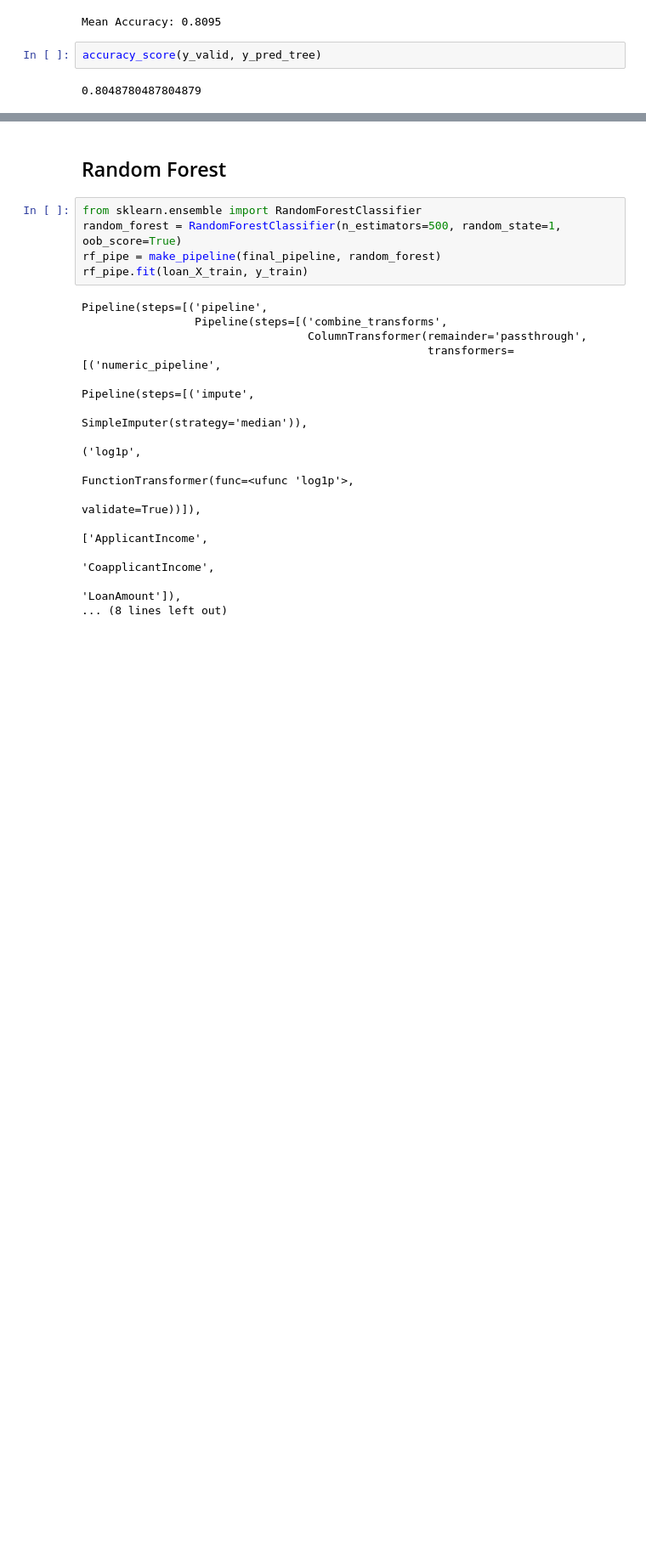
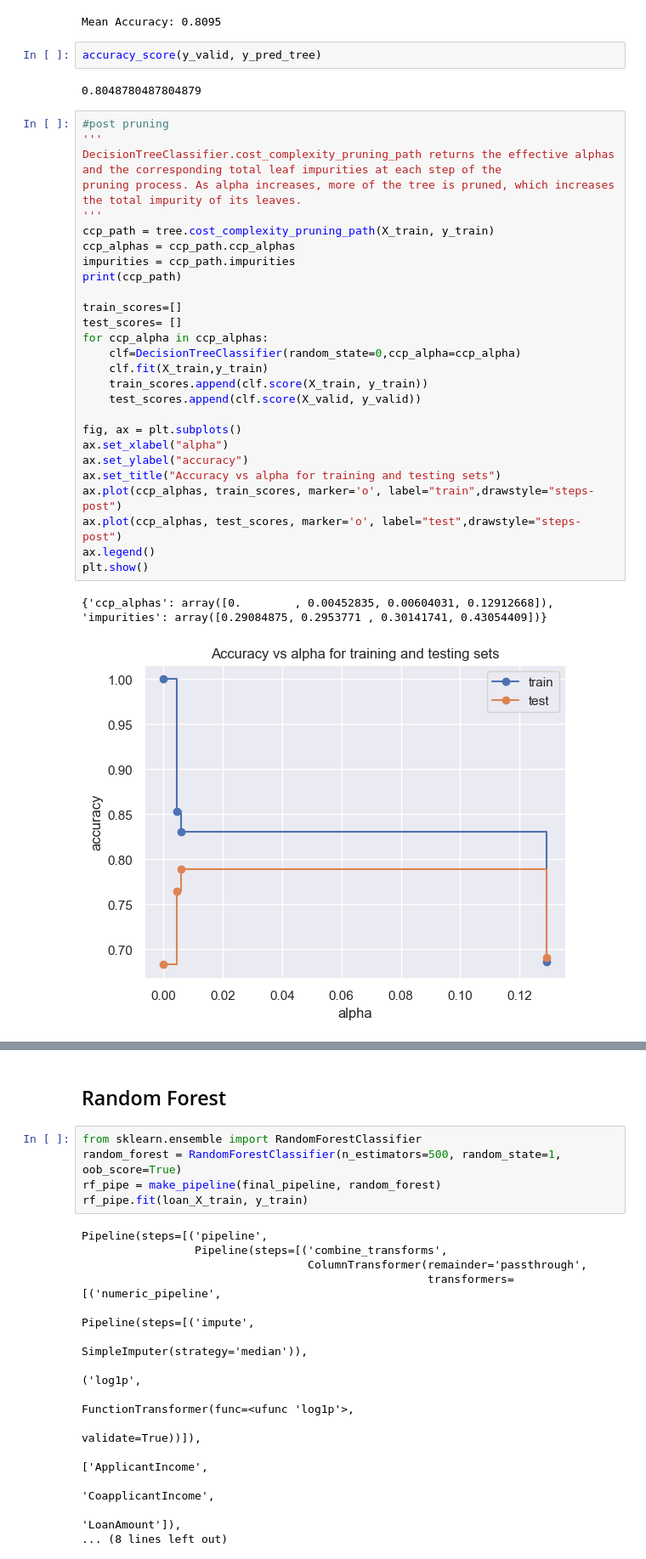
Before and after one commit to EdwinVivek/loan-eligibility-prediction, a Jupyter notebook: loan_eligibility_prediction.ipynb, the cells around one changed output, grey strips where cells are left out. Shown at 85% size. Cells and saved outputs as stored; diff of their text form; blank space fills up the shorter version.

```diff
--- a/loan_eligibility_prediction.ipynb
+++ b/loan_eligibility_prediction.ipynb
@@ -1011,6 +1011,36 @@ Mean Accuracy: 0.8095
 accuracy_score(y_valid, y_pred_tree)
 # %% [output]
 0.8048780487804879
+# %%
+#post pruning
+'''
+DecisionTreeClassifier.cost_complexity_pruning_path returns the effective alphas and the corresponding total leaf impurities at each step of the
+pruning process. As alpha increases, more of the tree is pruned, which increases the total impurity of its leaves.
+'''
+ccp_path = tree.cost_complexity_pruning_path(X_train, y_train)
+ccp_alphas = ccp_path.ccp_alphas
+impurities = ccp_path.impurities
+print(ccp_path)
+
+train_scores=[]
+test_scores= []
+for ccp_alpha in ccp_alphas:
+    clf=DecisionTreeClassifier(random_state=0,ccp_alpha=ccp_alpha)
+    clf.fit(X_train,y_train)
+    train_scores.append(clf.score(X_train, y_train))
+    test_scores.append(clf.score(X_valid, y_valid))
+
+fig, ax = plt.subplots()
+ax.set_xlabel("alpha")
+ax.set_ylabel("accuracy")
+ax.set_title("Accuracy vs alpha for training and testing sets")
+ax.plot(ccp_alphas, train_scores, marker='o', label="train",drawstyle="steps-post")
+ax.plot(ccp_alphas, test_scores, marker='o', label="test",drawstyle="steps-post")
+ax.legend()
+plt.show()
+# %% [output]
+{'ccp_alphas': array([0.        , 0.00452835, 0.00604031, 0.12912668]), 'impurities': array([0.29084875, 0.2953771 , 0.30141741, 0.43054409])}
+[figure, added]
 # %%
 from sklearn.model_selection import GridSearchCV
 
```
Also changed, not shown: parts of 2 cells of this notebook, 5 other files.
